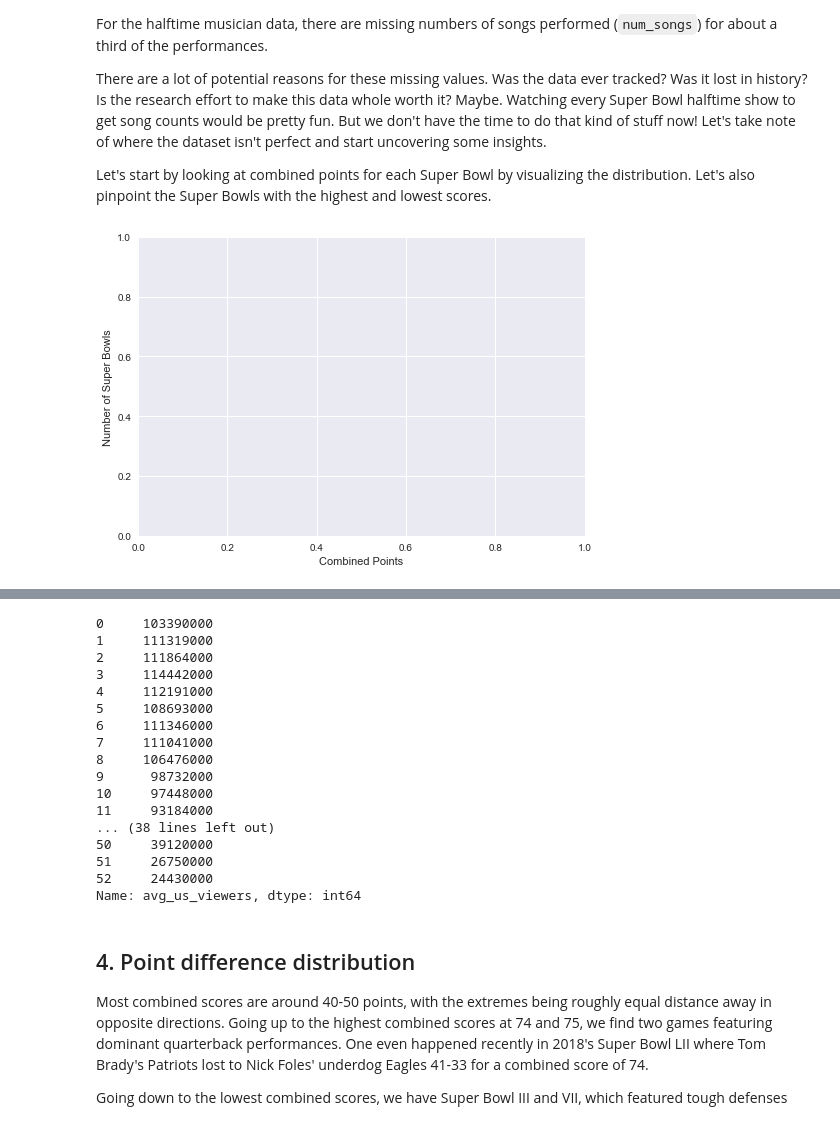
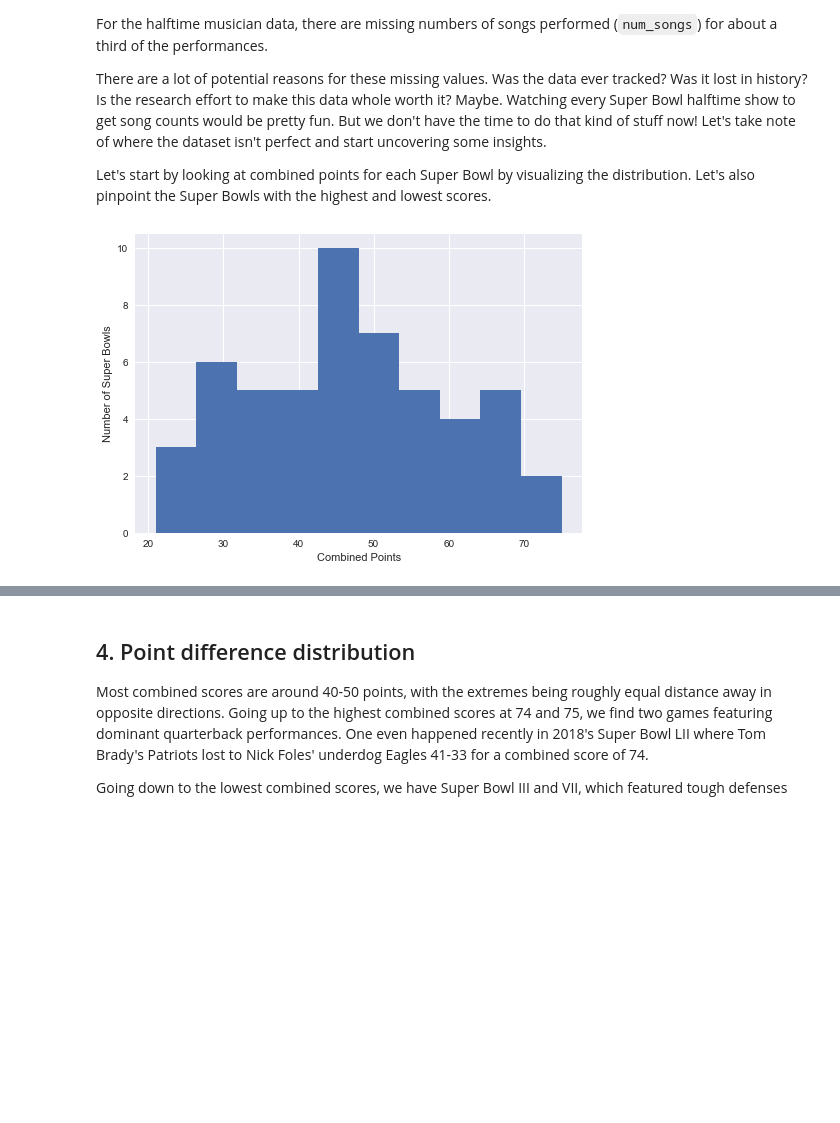
Before and after one commit to abhiwer/Python_ProjectTV-, a Jupyter notebook: TV, Halftime Shows, and the Big Game/notebook.ipynb, the cells around one changed output, grey strips where cells are left out. Cells and saved outputs as stored; diff of their text form; code cells hidden in the pictures; blank space fills up the shorter version.

```diff
--- a/TV, Halftime Shows, and the Big Game/notebook.ipynb
+++ b/TV, Halftime Shows, and the Big Game/notebook.ipynb
@@ -87,22 +87,22 @@ memory usage: 2.7+ KB
 # %%
 # Import matplotlib and set plotting style
 from matplotlib import pyplot as plt
 %matplotlib inline
 plt.style.use('seaborn')
 
 # Plot a histogram of combined points
-# ... YOUR CODE FOR TASK 3 ...
+plt.hist(super_bowls["combined_pts"])
 plt.xlabel('Combined Points')
 plt.ylabel('Number of Super Bowls')
 plt.show()
 
 # Display the Super Bowls with the highest and lowest combined scores
 display(super_bowls[super_bowls['combined_pts'] > 70])
 display(super_bowls[super_bowls['combined_pts'] < 25])
-super_bowls['super_bowl']
-tv['avg_us_viewers']
+#super_bowls['super_bowl']
+#tv['avg_us_viewers']
 # %% [output]
-[figure, old version]
+[figure, new version]
 |  | date | super_bowl | venue | city | state | attendance | team_winner | winning_pts | qb_winner_1 | ... |
 | 0 | 2018-02-04 | 52 | U.S. Bank Stadium | Minneapolis | Minnesota | 67612 | Philadelphia Eagles | 41 | Nick Foles | ... |
 | 23 | 1995-01-29 | 29 | Joe Robbie Stadium | Miami Gardens | Florida | 74107 | San Francisco 49ers | 49 | Steve Young | ... |
@@ -110,23 +110,6 @@ tv['avg_us_viewers']
 | 43 | 1975-01-12 | 9 | Tulane Stadium | New Orleans | Louisiana | 80997 | Pittsburgh Steelers | 16 | Terry Bradshaw | ... |
 | 45 | 1973-01-14 | 7 | Memorial Coliseum | Los Angeles | California | 90182 | Miami Dolphins | 14 | Bob Griese | ... |
 | 49 | 1969-01-12 | 3 | Orange Bowl | Miami | Florida | 75389 | New York Jets | 16 | Joe Namath | ... |
-0     103390000
-1     111319000
-2     111864000
-3     114442000
-4     112191000
-5     108693000
-6     111346000
-7     111041000
-8     106476000
-9      98732000
-10     97448000
-11     93184000
-... (38 lines left out)
-50     39120000
-51     26750000
-52     24430000
-Name: avg_us_viewers, dtype: int64
 # %% [markdown]
 ## 4. Point difference distribution
 <p>Most combined scores are around 40-50 points, with the extremes being roughly equal distance away in opposite directions. Going up to the highest combined scores at 74 and 75, we find two games featuring dominant quarterback performances. One even happened recently in 2018's Super Bowl LII where Tom Brady's Patriots lost to Nick Foles' underdog Eagles 41-33 for a combined score of 74.</p>
```
